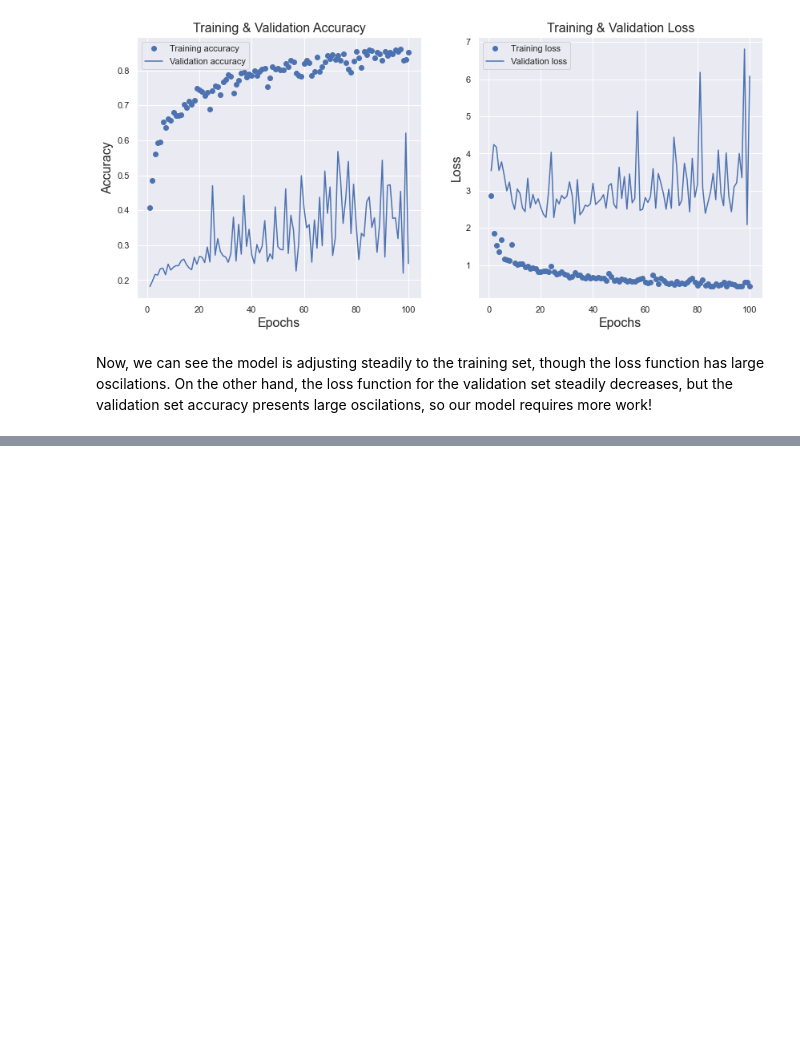
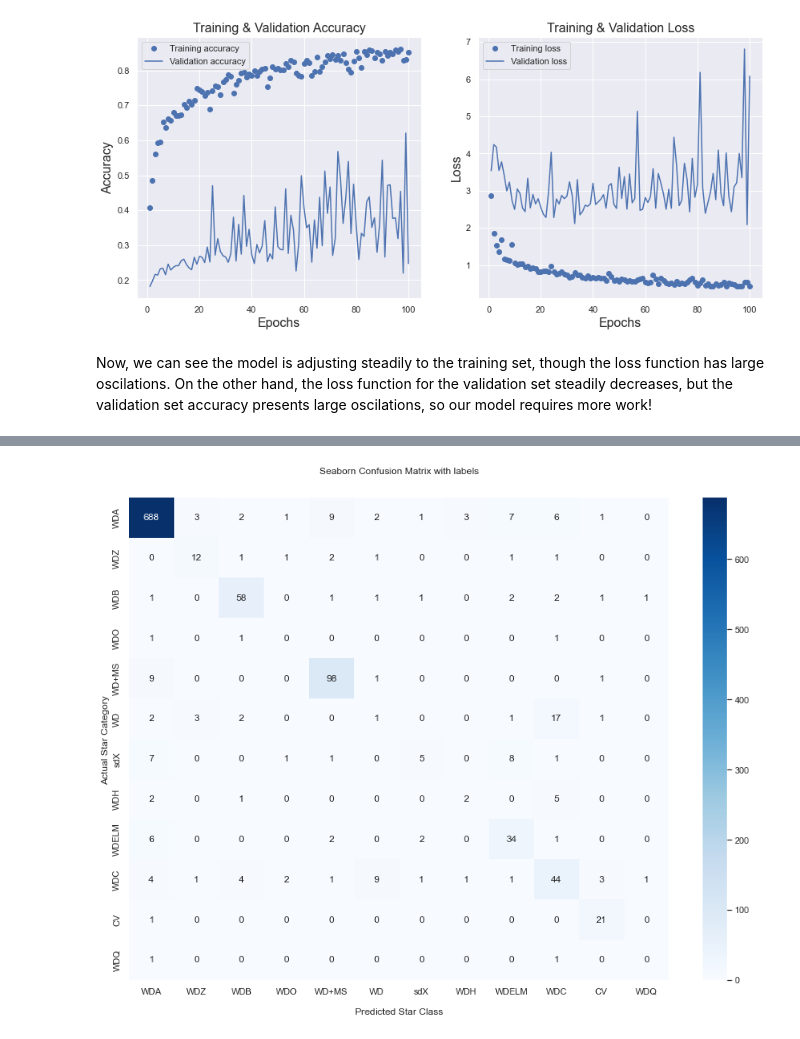
Before and after one commit to itsjjaavii/Memoria-White-Dwarfs, a Jupyter notebook: WDClassificationPrimer/model_testingv1.ipynb, the cells around one changed output, grey strips where cells are left out. Cells and saved outputs as stored; diff of their text form; code cells hidden in the pictures; blank space fills up the shorter version.

```diff
--- a/WDClassificationPrimer/model_testingv1.ipynb
+++ b/WDClassificationPrimer/model_testingv1.ipynb
@@ -182,0 +294,17 @@ Now, we can see the model is adjusting steadily to the training set, though the
+# %%
+model = Sequential([Conv1D(filters=128, kernel_size=4, activation='relu', strides=2, input_shape=(X_over.shape[1],1)),
+                    MaxPooling1D(pool_size=2),
+                    Conv1D(filters=64, kernel_size=4, activation='relu', strides=2),
+                    MaxPooling1D(pool_size=2),
+                    Conv1D(filters=32, kernel_size=4, activation='relu', strides=2),
+                    MaxPooling1D(pool_size=2),
+                    Conv1D(filters=16, kernel_size=4, activation='relu', strides=2),
+                    MaxPooling1D(pool_size=2),
+                    Flatten(),
+                    Dense(64, activation='relu', kernel_initializer='uniform'),
+                    Dense(32, activation='relu', kernel_initializer='uniform'),
+                    Dense(len(stars_encoding), activation='softmax', kernel_initializer='uniform')])
+
+opt = keras.optimizers.Adam(learning_rate=0.001)
+model.compile(loss='categorical_crossentropy', optimizer=opt, metrics=['accuracy'])
+history = model.fit(X_over, Y_over, batch_size=32, epochs=100 , validation_data=(valid_spectrum_matrix, valid_label_matrix))
@@ -182,0 +329,7 @@ Now, we can see the model is adjusting steadily to the training set, though the
+# %%
+from sklearn.metrics import confusion_matrix
+
+valid_sample_output = model.predict(valid_spectrum_matrix, batch_size=60)
+predict_class = np.argmax(valid_sample_output, axis=1)
+actual_class = np.argmax(valid_label_matrix, axis=1)
+cf_matrix = confusion_matrix(actual_class, predict_class)
@@ -182,0 +338,21 @@ Now, we can see the model is adjusting steadily to the training set, though the
+# %%
+import seaborn as sns
+import matplotlib.pyplot as plt
+
+star_class = list(stars_encoding.keys())
+
+sns.set(rc = {'figure.figsize':(15,11)})
+ax = sns.heatmap(cf_matrix, annot=True, fmt='.3g', cmap='Blues')
+
+ax.set_title('Seaborn Confusion Matrix with labels\n\n');
+ax.set_xlabel('\nPredicted Star Class')
+ax.set_ylabel('Actual Star Category ');
+
+## Ticket labels - List must be in alphabetical order
+ax.xaxis.set_ticklabels(star_class)
+ax.yaxis.set_ticklabels(star_class)
+
+## Display the visualization of the Confusion Matrix.
+plt.show()
+# %% [output]
+[figure, added]
```
Also changed, not shown: parts of 24 cells of this notebook.
